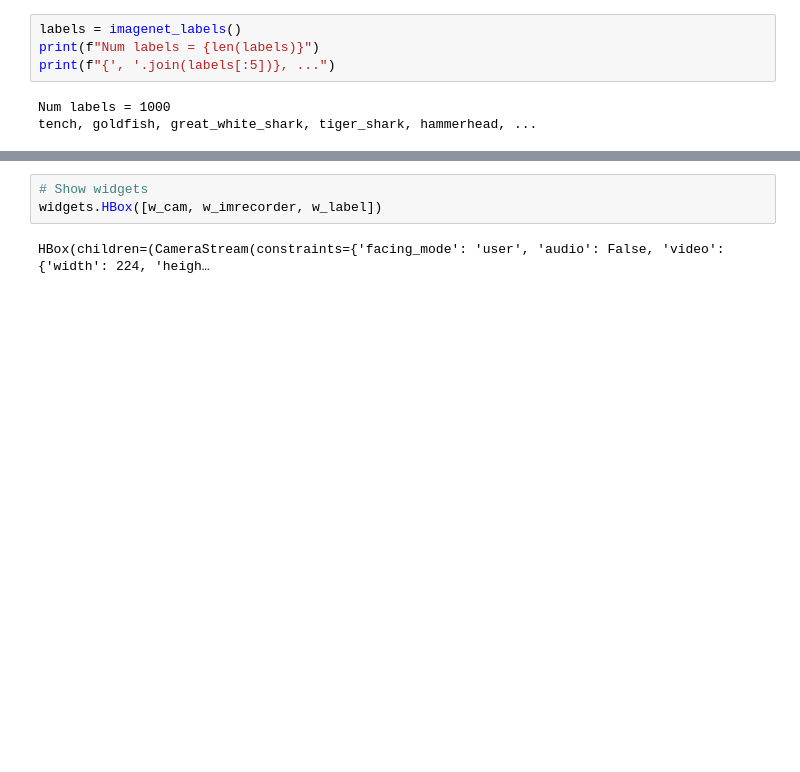
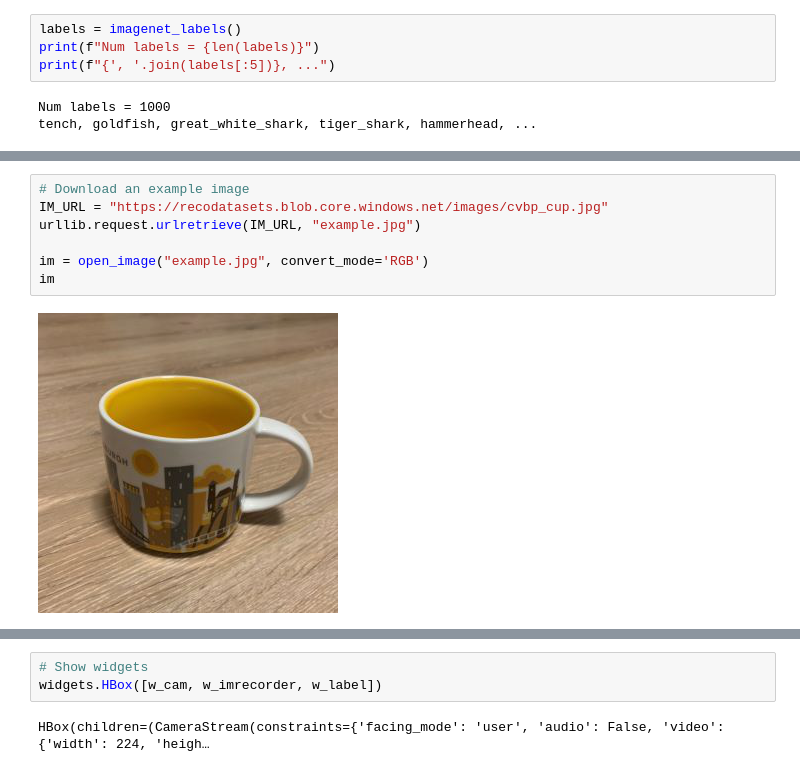
Before and after one commit to microsoft/computervision-recipes, a Jupyter notebook: image_classification/notebooks/00_webcam.ipynb, the cells around one changed output, grey strips where cells are left out. Drawn from its saved outputs; the diff is of its cells as text; blank space fills up the shorter version.

Commit message:
Add pretrained model load helper
Add pretrained model load helper and its unit test
Change example image to use our own image

```diff
--- a/image_classification/notebooks/00_webcam.ipynb
+++ b/image_classification/notebooks/00_webcam.ipynb
@@ -77 +63,10 @@ im
+# %%
+# Download an example image
+IM_URL = "https://recodatasets.blob.core.windows.net/images/cvbp_cup.jpg"
+urllib.request.urlretrieve(IM_URL, "example.jpg")
+
+im = open_image("example.jpg", convert_mode='RGB')
+im
+# %% [output]
+[figure, added]
 # %%
```
Also changed, not shown: parts of 11 cells of this notebook, 5 other files.
